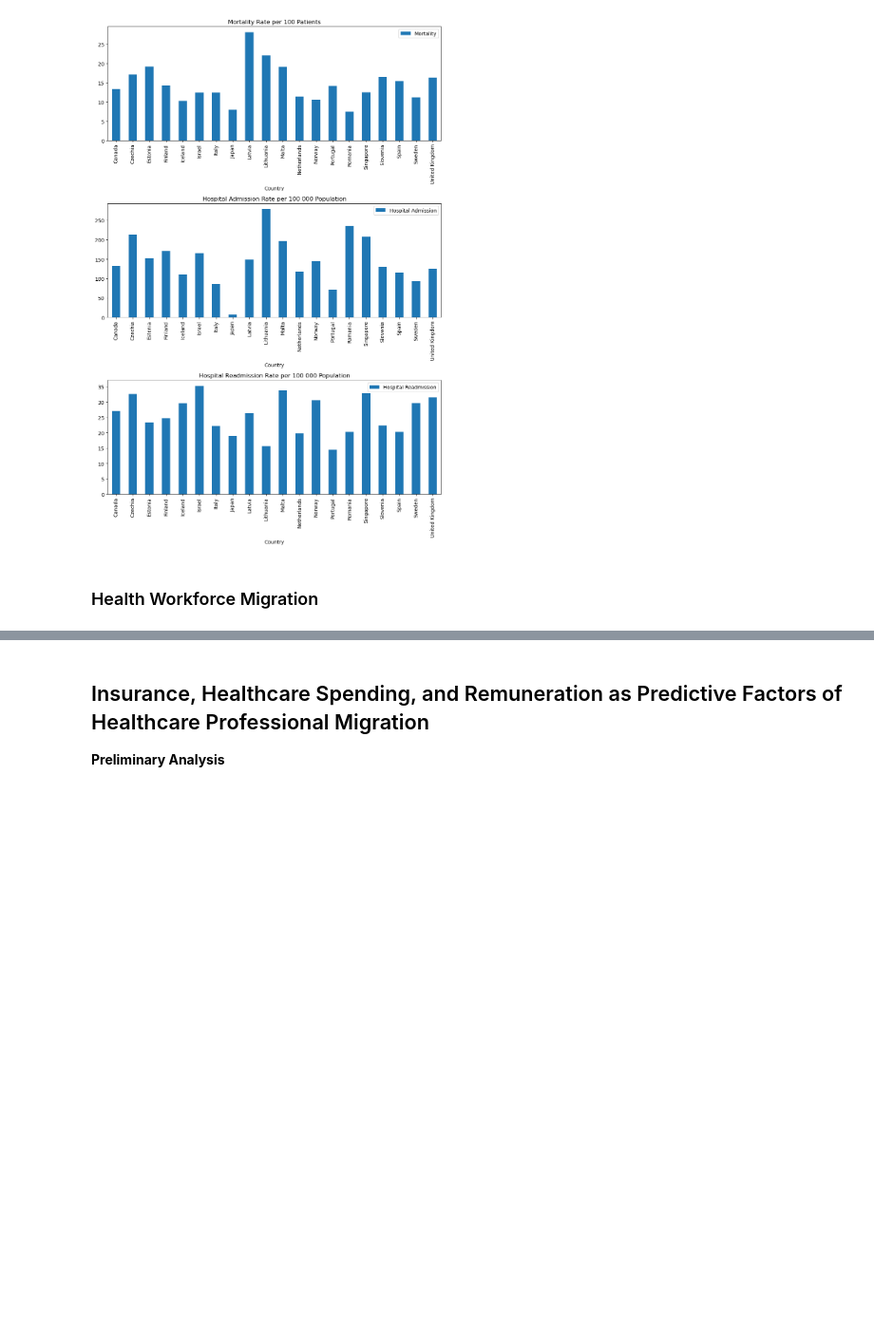
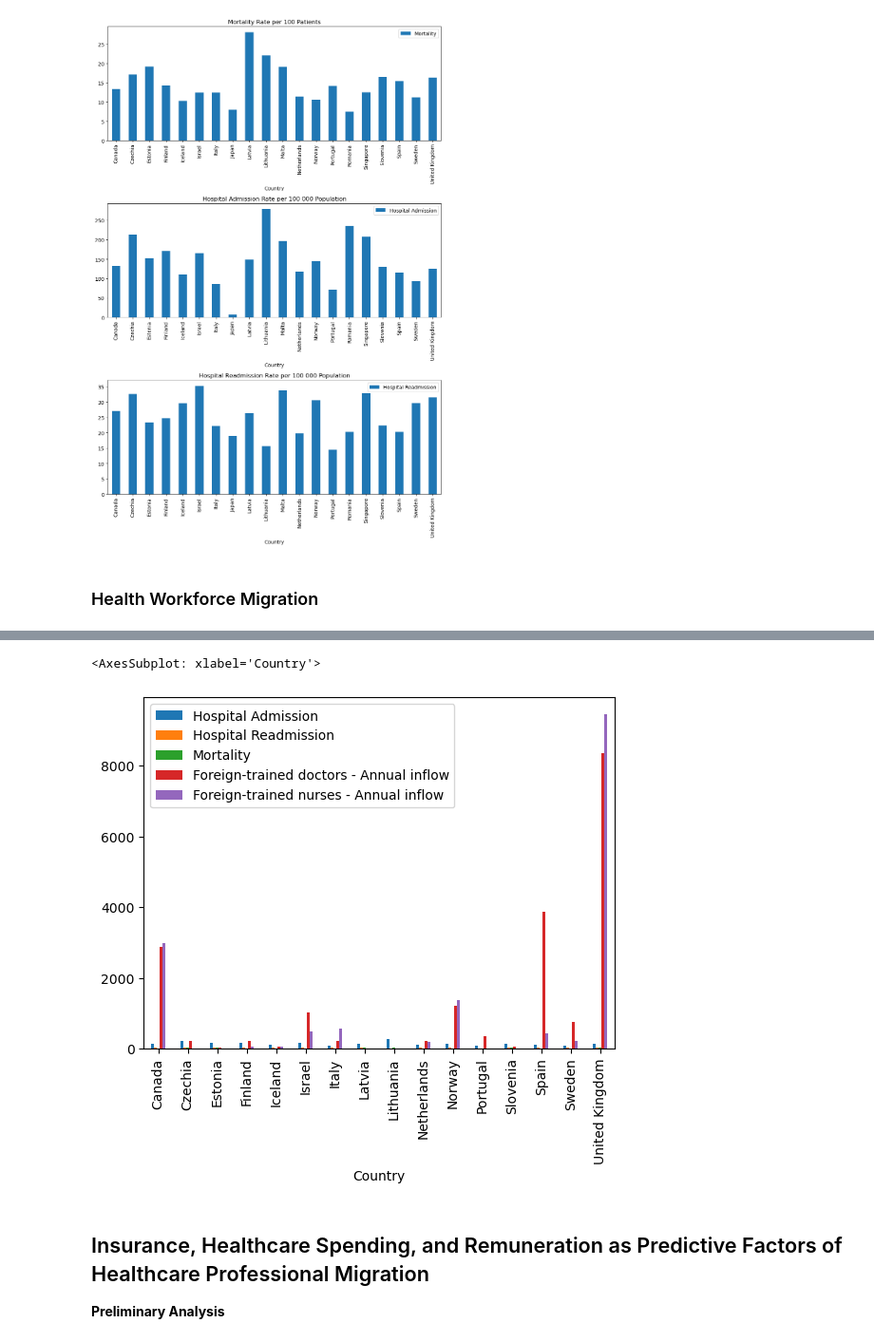
Before and after one commit to wren17/ECON323-Project, a Jupyter notebook: ECON323-FinalProject.ipynb, the cells around one changed output, grey strips where cells are left out. Shown at 95% size. Cells and saved outputs as stored; diff of their text form; code cells hidden in the pictures; blank space fills up the shorter version.

```diff
--- a/ECON323-FinalProject.ipynb
+++ b/ECON323-FinalProject.ipynb
@@ -219,5 +245,8 @@ doc_mor
 # %%
-doc_mor['mortality_rate'].corr(doc_mor['Value'])
+immq
+# %% [output]
+<AxesSubplot: xlabel='Country'>
+[figure, added]
 # %% [markdown]
 ## Insurance, Healthcare Spending, and Remuneration as Predictive Factors of Healthcare Professional Migration
 
```
Also changed, not shown: parts of 10 cells of this notebook.
